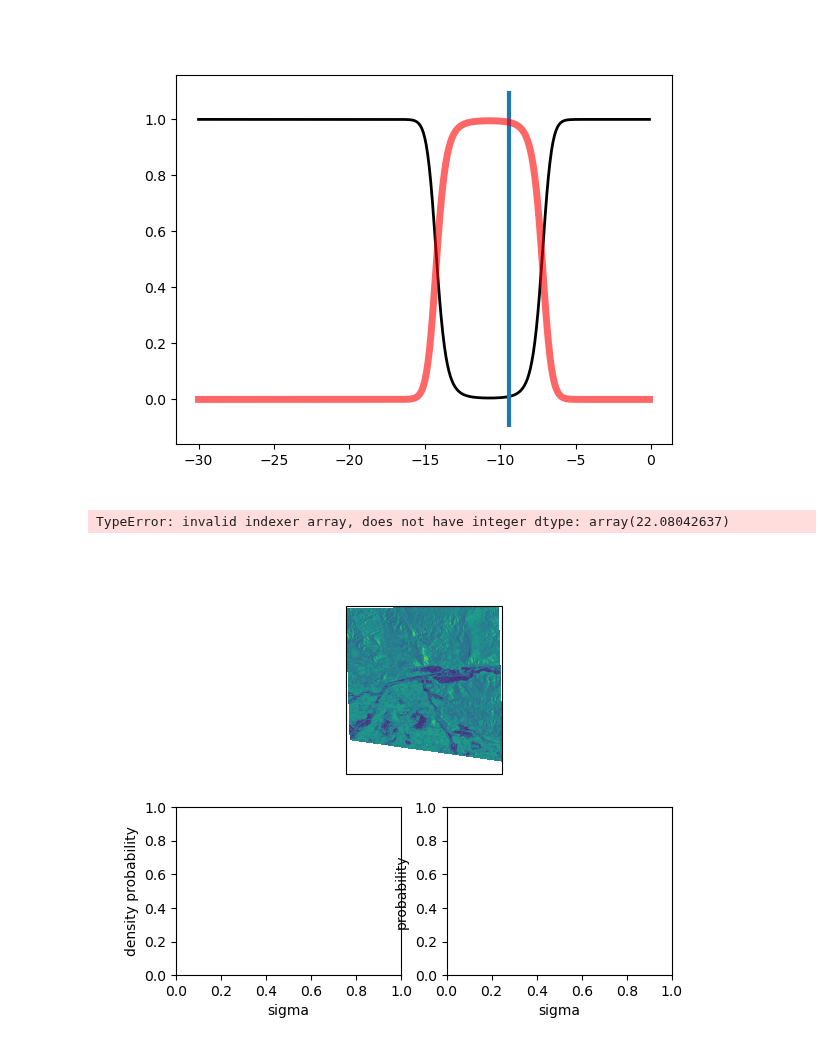
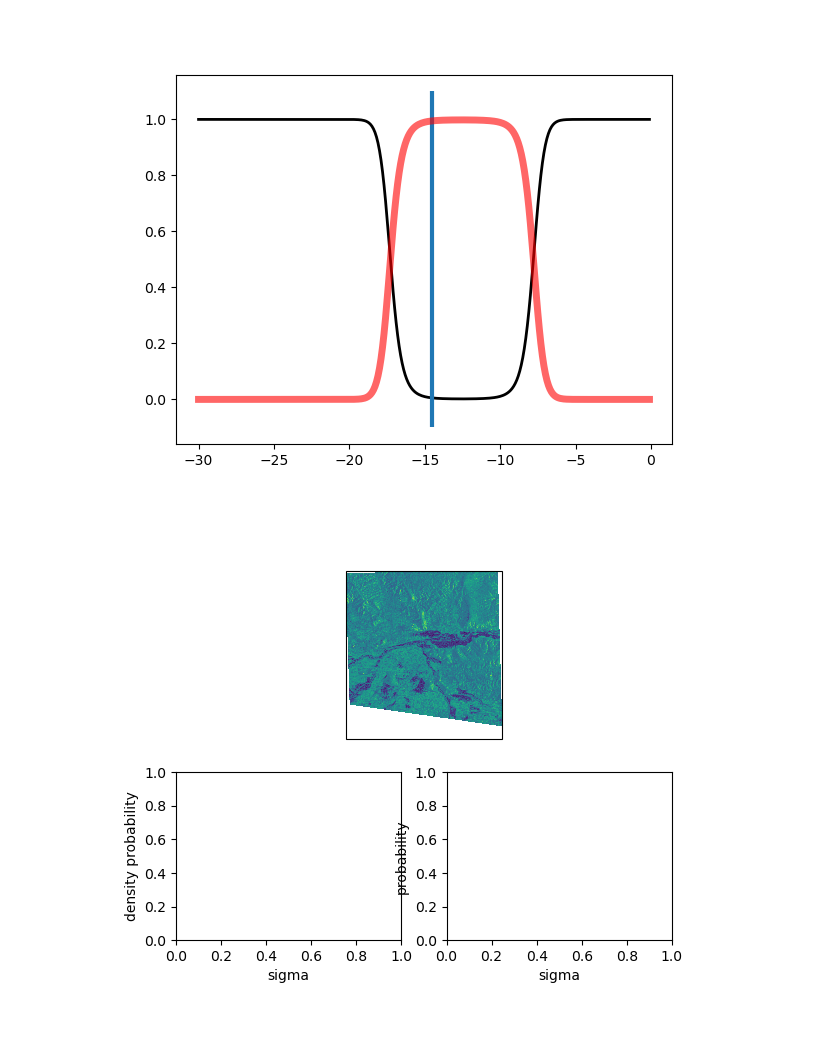
Before and after one commit to TUW-GEO/tuw_education_notebooks, a Jupyter notebook: 01_notebook_as_an_app.ipynb, the cells around one changed output. Drawn from its saved outputs; the diff is of its cells as text; code cells hidden in the pictures.

```diff
--- a/01_notebook_as_an_app.ipynb
+++ b/01_notebook_as_an_app.ipynb
@@ -23,8 +15,14 @@ AttributeError: 'DataFrame' object has no attribute 'isel'
+# %%
+
+sig0_dc['id'] = (('y', 'x'), np.arange(sig0_dc.SIG0.size).reshape(sig0_dc.SIG0.shape))
+hparam_dc['id'] = (('y', 'x'), np.arange(sig0_dc.SIG0.size).reshape(sig0_dc.SIG0.shape))
+plia_dc['id'] = (('y', 'x'), np.arange(sig0_dc.SIG0.size).reshape(sig0_dc.SIG0.shape))
 # %%
-def calc_water_prior(x, y):
-    wbsc_mean = plia_dc.isel(x=x, y=y).PLIA * -0.394181 + -4.142015
+def calc_water_prior(id):
+    point = plia_dc.where(plia_dc.id == id, drop=True)
+    wbsc_mean = point.PLIA * -0.394181 + -4.142015
     wbsc_std = 2.754041
-    return norm.pdf(RANGE, wbsc_mean.to_numpy(), wbsc_std)
+    return norm.pdf(RANGE, wbsc_mean.to_numpy(), wbsc_std).flatten()
 # %%
 def expected_land_backscatter(data, dtime_str):
     w = np.pi * 2 / 365
@@ -44,17 +42,19 @@ def expected_land_backscatter(data, dtime_str):
     hm_c3 = ((hm_c2 + S3 * np.sin(3 * wt)) + C3 * np.cos(3 * wt))
     return hm_c3
 
-def calc_land_prior(x, y):
-    lbsc_mean = expected_land_backscatter(hparam_dc.isel(x=x, y=y), '2018-02-01')
-    lbsc_std = hparam_dc.isel(x=x, y=y).STD
-    return norm.pdf(RANGE, lbsc_mean.to_numpy(), lbsc_std.to_numpy())
+def calc_land_prior(id):
+    point = hparam_dc.where(hparam_dc.id == id, drop=True)
+    lbsc_mean = expected_land_backscatter(point, '2018-02-01')
+    lbsc_std = point.STD
+    return norm.pdf(RANGE, lbsc_mean.to_numpy(), lbsc_std.to_numpy()).flatten()
 
-def calc_priors(x, y):
-    return calc_water_prior(x=x, y=y), calc_land_prior(x=x, y=y)
+def calc_priors(id):
+    return calc_water_prior(id=id), calc_land_prior(id=id)
 
-def plot_priors(x, y):
-    y1_pdf, y2_pdf = calc_priors(x = x, y = y)
+def plot_priors(id):
+    point = sig0_dc.where(sig0_dc.id == id, drop=True).SIG0.to_numpy()
+    y1_pdf, y2_pdf = calc_priors(id=id)
     fig, ax = plt.subplots(1, 1)
     ax.plot(RANGE, y1_pdf, 'k-', lw=2)
-    ax.vlines(x=sig0_dc.isel(x=x, y=y).SIG0.to_numpy(), ymin=0, ymax=np.max((y1_pdf, y2_pdf)), lw=3)
+    ax.vlines(x=point, ymin=0, ymax=np.max((y1_pdf, y2_pdf)), lw=3)
     ax.plot(RANGE, y2_pdf,'r-', lw=5, alpha=0.6)
@@ -67,16 +67,17 @@ def calc_posteriors(water_prior, land_prior):
     evidence = (water_prior * 0.5) + (land_prior * 0.5)
     return (water_prior * 0.5) / evidence,  (land_prior * 0.5) / evidence
 
-def plot_posteriors(x, y):
-    f_post, nf_post = calc_posteriors(*calc_priors(x = x, y = y))
+def plot_posteriors(id):
+    point = sig0_dc.where(sig0_dc.id == id, drop=True).SIG0.to_numpy()
+    f_post, nf_post = calc_posteriors(*calc_priors(id=id))
     fig, ax = plt.subplots(1, 1)
     ax.plot(RANGE, f_post, 'k-', lw=2)
-    ax.vlines(x=sig0_dc.isel(x=x, y=y).SIG0.to_numpy(), ymin=-0.1, ymax=1.1, lw=3)
+    ax.vlines(x=point, ymin=-0.1, ymax=1.1, lw=3)
     ax.plot(RANGE, nf_post,'r-', lw=5, alpha=0.6)
 # %%
-plot_posteriors(15, 16)
+plot_posteriors(15)
 # %% [output]
-[figure, old version]
+[figure, new version]
 # %%
 # initialize a map on top
 m = Maps(ax=211)
@@ -96,21 +97,26 @@ ax_left.sharey(ax_right)
 
 # -------- assign data to the map and plot it
 m.set_data(data=sig0_dc, x="x", y="y", parameter="SIG0", crs=sig0_dc.spatial_ref.crs_wkt)
-m.set_shape.shade_points()
+# m.set_shape.shade_points()
 m.plot_map()
-# %% [output]
-TypeError: invalid indexer array, does not have integer dtype: array(22.08042637)
 # %%
 # -------- define a custom callback function to update the plots
 def update_plots(ID, **kwargs):
 
     # get the data
-    x, y = kwargs["pos"]
-    y1_pdf, y2_pdf = calc_priors(x = x, y = y)
+    value = kwargs["val"]
+    y1_pdf, y2_pdf = calc_priors(ID)
+    f_post, nf_post = calc_posteriors(*calc_priors(id=id))
 
-    # plot the lines and histograms
-    (l,) = ax_left.plot(RANGE, y1_pdf, 'k-', lw=2)
-    (r,) = ax_right.plot(RANGE, y2_pdf,'r-', lw=5, alpha=0.6)
+    # plot the lines and vline
+    (water,) = ax_left.plot(RANGE, y1_pdf, 'k-', lw=2)
+    (land,) = ax_left.plot(RANGE, y2_pdf,'r-', lw=5, alpha=0.6)
+    value_left = ax_left.vlines(x=value, ymin=0, ymax=np.max((y1_pdf, y2_pdf)), lw=3)
+
+    (nf,) = ax_right.plot(RANGE, f_post, 'k-', lw=2)
+    (f,) = ax_right.plot(RANGE, nf_post,'r-', lw=5, alpha=0.6)
+    value_right = ax_right.vlines(x=value, ymin=-0.1, ymax=1.1, lw=3)
+
 
     # re-compute axis limits based on the new artists
     ax_left.relim()
@@ -120,7 +126,7 @@ def update_plots(ID, **kwargs):
 
     # add all artists as "temporary pick artists" so that they
     # are removed when the next datapoint is selected
-    for a in [l, r]:
+    for a in [water, land, value_right, nf, f, value_left]:
         m.cb.pick.add_temporary_artist(a)
 
 m.cb.pick.attach(update_plots)
@@ -129,4 +135,4 @@ m.cb.pick.attach.mark(permanent=False, buffer=1, fc="none", ec="r")
 m.cb.pick.attach.mark(permanent=False, buffer=2, fc="none", ec="r", ls=":")
 m.show()
 # %% [output]
-[figure, old version]
+[figure, new version]
```
Also changed, not shown: parts of 3 cells of this notebook.
